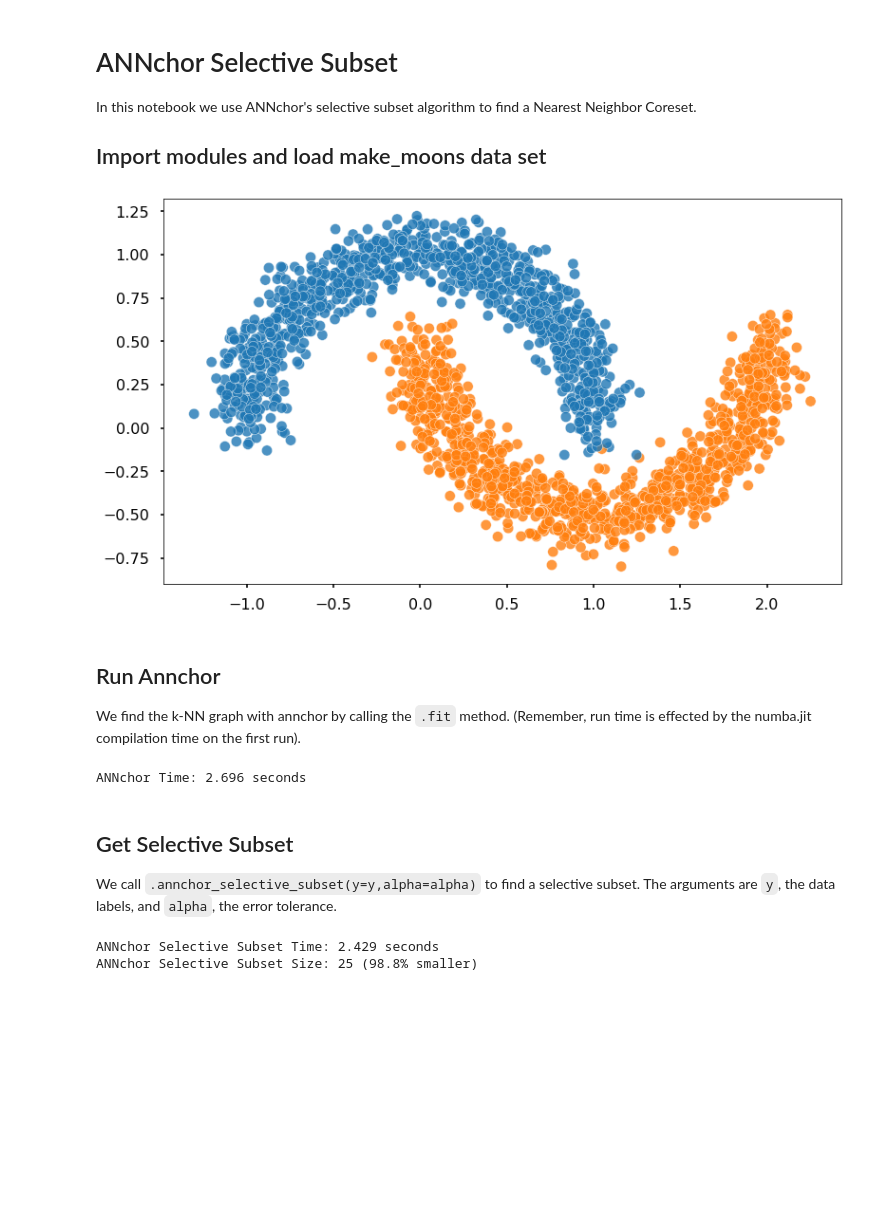
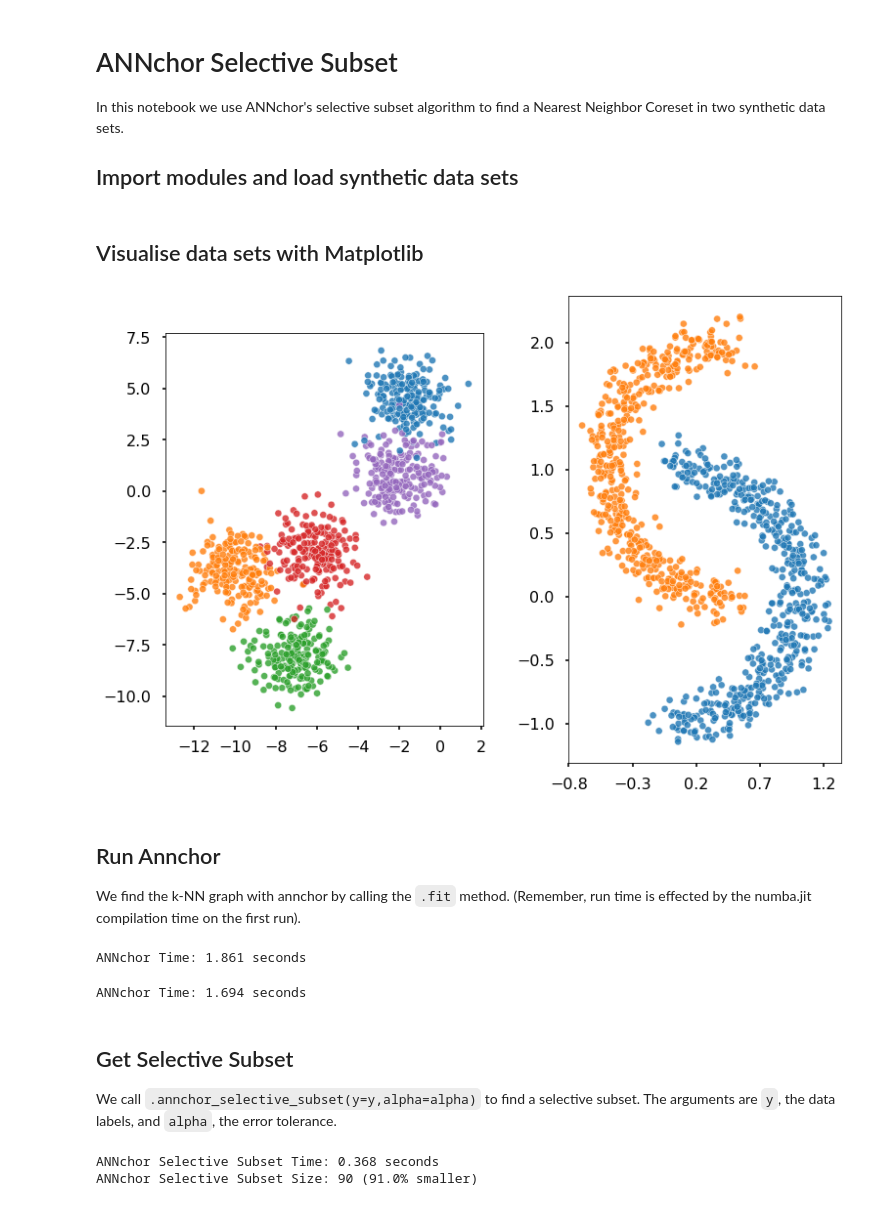
Before and after one commit to gchq/annchor, a Jupyter notebook: Examples/ANNchor Selective Subset.ipynb, the cells around one changed output. Saved outputs shown, nothing was run; the diff lists cells and outputs as text; code cells hidden in the pictures; blank space fills up the shorter version.

Commit message:
Updated example notebooks (query+selective_subset

````diff
--- a/Examples/ANNchor Selective Subset.ipynb
+++ b/Examples/ANNchor Selective Subset.ipynb
@@ -1,8 +1,8 @@
 # %% [markdown]
 # ANNchor Selective Subset
-In this notebook we use ANNchor's selective subset algorithm to find a Nearest Neighbor Coreset.
+In this notebook we use ANNchor's selective subset algorithm to find a Nearest Neighbor Coreset in two synthetic data sets.
 
-## Import modules and load make_moons data set
+## Import modules and load synthetic data sets
 # %%
 import numpy as np
 import time
@@ -13,41 +13,63 @@ from sklearn.datasets import make_moons
 # %%
 np.random.seed(1)
-X,y=make_moons(n_samples=2000,noise=0.1)
+X,y=make_blobs(n_samples=1000,centers=5) # First data set X,y
+U,v=make_moons(n_samples=1000,noise=0.1) # Second data set U,v
+U = np.fliplr(U)
+# %% [markdown]
+## Visualise data sets with Matplotlib
 # %%
 with plt.style.context('seaborn-poster'):
-    fig,ax = plt.subplots()
-    ax.scatter(*X.T,c=y,cmap=plt.cm.tab10,vmin=0,vmax=10,edgecolors='w',alpha=0.8)
+    fig,axs = plt.subplots(1,2)
+    ax=axs[0]
+    ax.scatter(*X.T,c=y,cmap=plt.cm.tab10,vmin=0,vmax=10,edgecolors='w',alpha=0.8,s=50)
     ax.set_aspect(1)
+    ax=axs[1]
+    ax.scatter(*U.T,c=v,cmap=plt.cm.tab10,vmin=0,vmax=10,edgecolors='w',alpha=0.8,s=50)
+    ax.set_aspect(1)
+    ax.set_xticks(np.linspace(-0.8,1.2,5))
 # %% [output]
-[figure, old version]
+[figure, new version]
 # %% [markdown]
 ## Run Annchor
 We find the k-NN graph with annchor by calling the ```.fit``` method. (Remember, run time is effected by the numba.jit compilation time on the first run).
 # %%
+# First data set
 start_time = time.time()
 knn = 15
-ann = Annchor(X,
-              'euclidean',
-              n_anchors=30,
-              n_neighbors=knn,
-              n_samples=5000,
-              p_work=0.2)
+annX = Annchor(X,
+               'euclidean',
+               n_neighbors=knn,
+               p_work=0.2)
 
-ann.fit()
+annX.fit()
 print('ANNchor Time: %5.3f seconds' % (time.time()-start_time))
 # %% [output]
-ANNchor Time: 2.696 seconds
+ANNchor Time: 1.861 seconds
+# %%
+# Second data set
+start_time = time.time()
+knn = 15
+annU = Annchor(U,
+              'euclidean',
+               n_neighbors=knn,
+               p_work=0.2)
+
+annU.fit()
+print('ANNchor Time: %5.3f seconds' % (time.time()-start_time))
+# %% [output]
+ANNchor Time: 1.694 seconds
 # %% [markdown]
 ## Get Selective Subset
 We call ```.annchor_selective_subset(y=y,alpha=alpha)``` to find a selective subset. The arguments are ```y```, the data labels, and ```alpha```, the error tolerance.
 # %%
+# First data set
 start_time = time.time()
-ss = ann.annchor_selective_subset(y=y,alpha=0)
+ssx = annX.annchor_selective_subset(y=y,alpha=0)
 print('ANNchor Selective Subset Time: %5.3f seconds' % (time.time()-start_time))
-print('ANNchor Selective Subset Size: %d (%3.1f%% smaller)' % (len(ss),
-                                                             100*(1-len(ss)/len(X))
+print('ANNchor Selective Subset Size: %d (%3.1f%% smaller)' % (len(ssx),
+                                                             100*(1-len(ssx)/len(X))
                                                             )
      )
 # %% [output]
-ANNchor Selective Subset Time: 2.429 seconds
-ANNchor Selective Subset Size: 25 (98.8% smaller)
+ANNchor Selective Subset Time: 0.368 seconds
+ANNchor Selective Subset Size: 90 (91.0% smaller)
````
Also changed, not shown: parts of 4 cells of this notebook, 1 other file.
